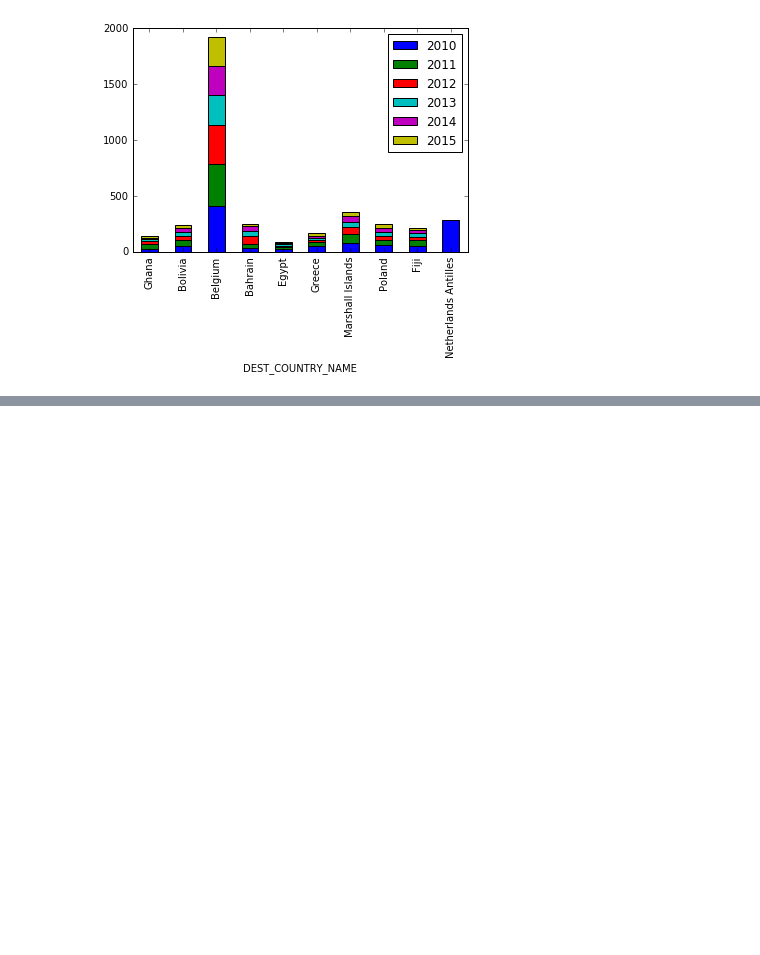
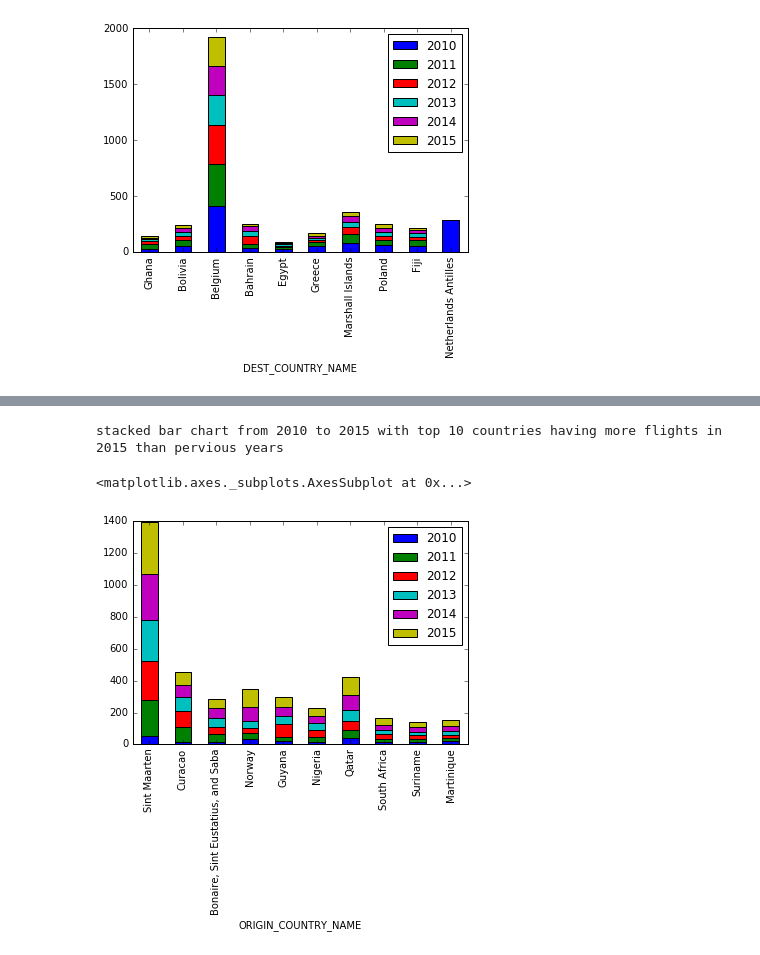
Before and after one commit to mnegypt/jupyter-notebooks, a Jupyter notebook: Air_Flights.ipynb, the cells around one changed output, grey strips where cells are left out. Drawn from its saved outputs; the diff is of its cells as text; code cells hidden in the pictures; blank space fills up the shorter version.

```diff
--- a/Air_Flights.ipynb
+++ b/Air_Flights.ipynb
@@ -253,3 +253,12 @@ From_US_sorted_by_2015_from_total[["DEST_COUNTRY_NAME","2010","2011","2012","201
 lowest 10 countries
 <matplotlib.axes._subplots.AxesSubplot at 0x...>
 [figure]
+# %%
+#Calcuate flights To US per year
+To_US=data[data["ORIGIN_COUNTRY_NAME"]!="United States"]
+def calc_year_to(x,year):
+    result= data[(data["year"]==year) & (data["ORIGIN_COUNTRY_NAME"]==x["ORIGIN_COUNTRY_NAME"])]
+    return 0 if len(result)==0 else result.iloc[0]["count"]
+for i in range(0,6):
+    To_US["201"+str(i)]=To_US.apply(calc_year_to,year=(2010+i),axis=1)
+To_US.head(5)
@@ -255,0 +276,5 @@ lowest 10 countries
+# %%
+#Calcualte Total and persentage of 2015 from total
+To_US["Total"]=To_US["2015"]+To_US["2010"] +To_US["2015"]
+To_US["2015_from_total"]=(To_US["2015"]/To_US["Total"])*100
+To_US[["DEST_COUNTRY_NAME","ORIGIN_COUNTRY_NAME","Total","2010","2011","2012","2013","2014","2015","2015_from_total"]].head(5)
@@ -255,0 +298,4 @@ lowest 10 countries
+# %%
+To_US_sorted_by_2015_from_total=To_US.sort_values("2015_from_total",ascending=False)
+print("sorted by the persentage of 2015 from total")
+To_US_sorted_by_2015_from_total[["DEST_COUNTRY_NAME","ORIGIN_COUNTRY_NAME","Total","2010","2015","2015_from_total"]].head(5)
@@ -255,0 +310,5 @@ lowest 10 countries
+# %%
+#ignore countries with total flights less than 50
+To_US_sorted_by_2015_from_total= To_US_sorted_by_2015_from_total[To_US_sorted_by_2015_from_total["Total"]>50].drop_duplicates(["DEST_COUNTRY_NAME","ORIGIN_COUNTRY_NAME"])
+print("sorted by the persentage of 2015 from total, ignoring countries with total flights less than 50")
+To_US_sorted_by_2015_from_total[["DEST_COUNTRY_NAME","ORIGIN_COUNTRY_NAME","Total","2010","2011","2012","2013","2014","2015","2015_from_total"]].head(20)
@@ -255,0 +355,7 @@ lowest 10 countries
+# %%
+print("stacked bar chart from 2010 to 2015 with top 10 countries having more flights in 2015 than pervious years")
+To_US_sorted_by_2015_from_total[["ORIGIN_COUNTRY_NAME","2010","2011","2012","2013","2014","2015"]].set_index(["ORIGIN_COUNTRY_NAME"]).head(10).plot(kind='bar', stacked=True)
+# %% [output]
+stacked bar chart from 2010 to 2015 with top 10 countries having more flights in 2015 than pervious years
+<matplotlib.axes._subplots.AxesSubplot at 0x...>
+[figure, added]
```
Also changed, not shown: parts of 7 cells of this notebook.
